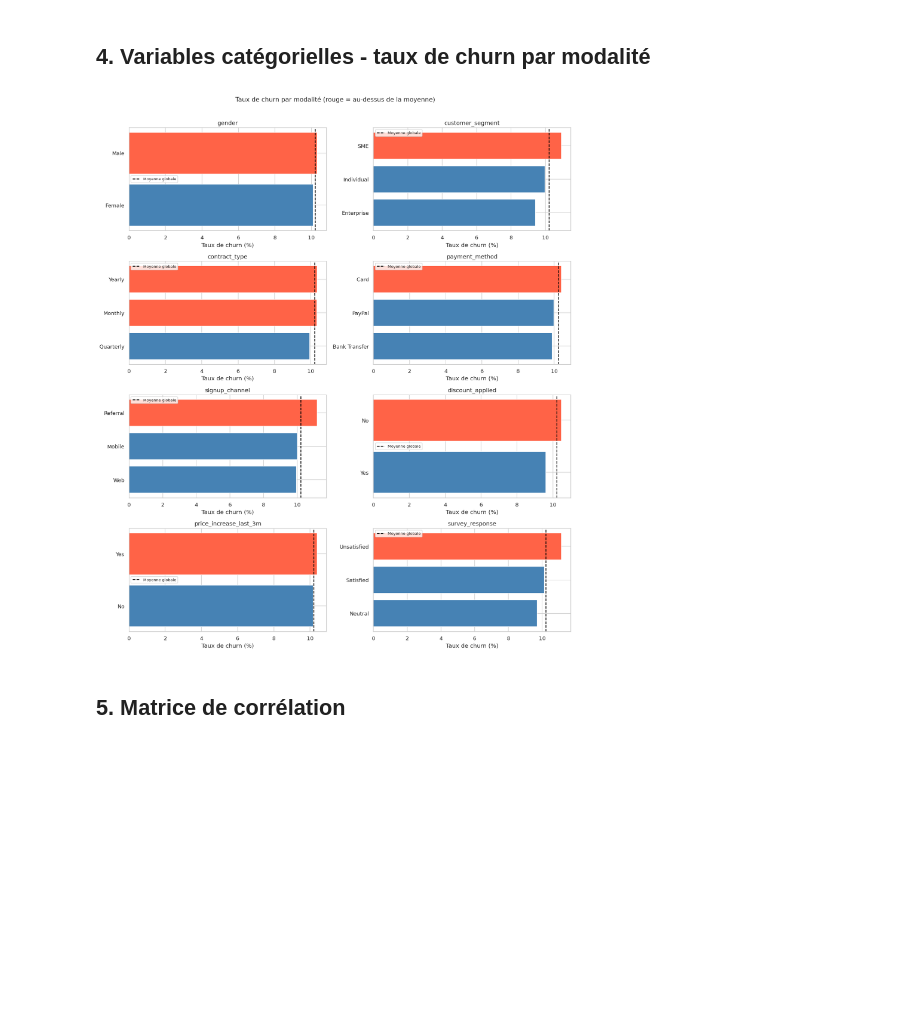
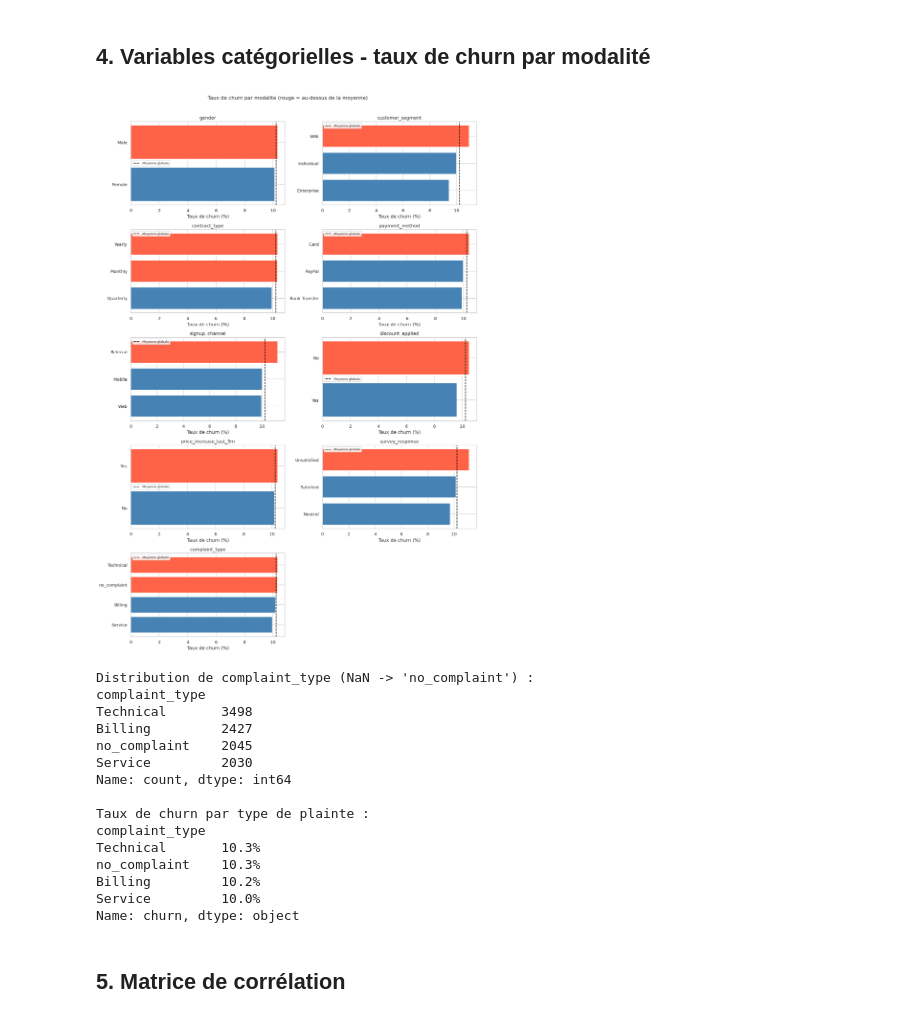
Before and after one commit to S13v3n-2/Projet_Data_Science, a Jupyter notebook: notebooks/01_exploration.ipynb, the cells around one changed output. Drawn from its saved outputs; the diff is of its cells as text; code cells hidden in the pictures; blank space fills up the shorter version.

```diff
--- a/notebooks/01_exploration.ipynb
+++ b/notebooks/01_exploration.ipynb
@@ -192,30 +192,58 @@ Features significatives (p<0.05) : 5/16
 # %%
 cat_cols = ['gender', 'customer_segment', 'contract_type', 'payment_method',
             'signup_channel', 'discount_applied', 'price_increase_last_3m', 'survey_response']
 
+# complaint_type est analysee separement : elle contient ~20% de NaN.
+# On remplace les NaN par 'no_complaint' uniquement pour cette visualisation
+# (sans modifier df) car l'absence de plainte est une modalite a part entiere.
+df_cat = df.copy()
+df_cat['complaint_type'] = df_cat['complaint_type'].fillna('no_complaint')
+cat_cols_full = cat_cols + ['complaint_type']
+
 n_cols = 2
-n_rows = (len(cat_cols) + n_cols - 1) // n_cols
+n_rows = (len(cat_cols_full) + n_cols - 1) // n_cols
 fig, axes = plt.subplots(n_rows, n_cols, figsize=(14, n_rows * 4))
 axes = axes.flatten()
 
-for i, col in enumerate(cat_cols):
-    churn_rate = df.groupby(col)['churn'].mean().sort_values(ascending=True)
+for i, col in enumerate(cat_cols_full):
+    source = df_cat if col == 'complaint_type' else df
+    churn_rate = source.groupby(col)['churn'].mean().sort_values(ascending=True)
     colors = ['tomato' if v > df['churn'].mean() else 'steelblue' for v in churn_rate.values]
     axes[i].barh(churn_rate.index, churn_rate.values * 100, color=colors)
     axes[i].axvline(df['churn'].mean() * 100, color='black', linestyle='--', lw=1.5, label='Moyenne globale')
     axes[i].set_xlabel('Taux de churn (%)')
     axes[i].set_title(col)
     axes[i].legend(fontsize=8)
 
 for j in range(i + 1, len(axes)):
     axes[j].set_visible(False)
 
-plt.suptitle('Taux de churn par modalité (rouge = au-dessus de la moyenne)', fontsize=13, y=1.01)
+plt.suptitle('Taux de churn par modalite (rouge = au-dessus de la moyenne)', fontsize=13, y=1.01)
 plt.tight_layout()
 plt.savefig('../data/processed/fig_categorical_churn_rates.png', bbox_inches='tight')
 plt.show()
+
+print("\nDistribution de complaint_type (NaN -> 'no_complaint') :")
+print(df_cat['complaint_type'].value_counts())
+print("\nTaux de churn par type de plainte :")
+print(df_cat.groupby('complaint_type')['churn'].mean().sort_values(ascending=False).mul(100).round(1).astype(str) + '%')
 # %% [output]
-[figure, old version]
+[figure, new version]
+Distribution de complaint_type (NaN -> 'no_complaint') :
+complaint_type
+Technical       3498
+Billing         2427
+no_complaint    2045
+Service         2030
+Name: count, dtype: int64
+
+Taux de churn par type de plainte :
+complaint_type
+Technical       10.3%
+no_complaint    10.3%
+Billing         10.2%
+Service         10.0%
+Name: churn, dtype: object
 # %% [markdown]
 ## 5. Matrice de corrélation
 # %%
```
Also changed, not shown: parts of 2 cells of this notebook.
